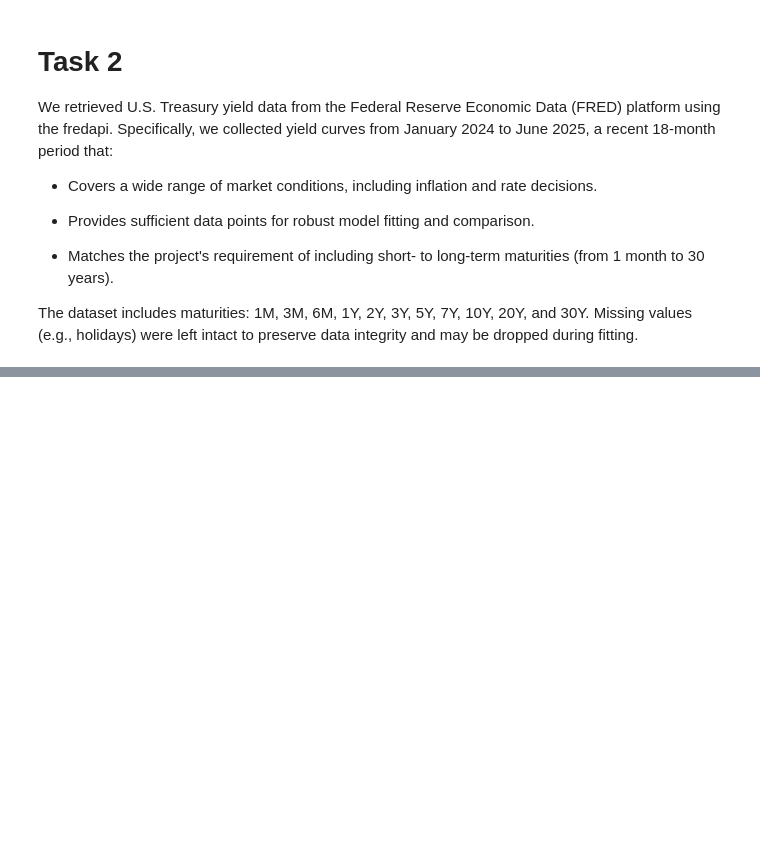
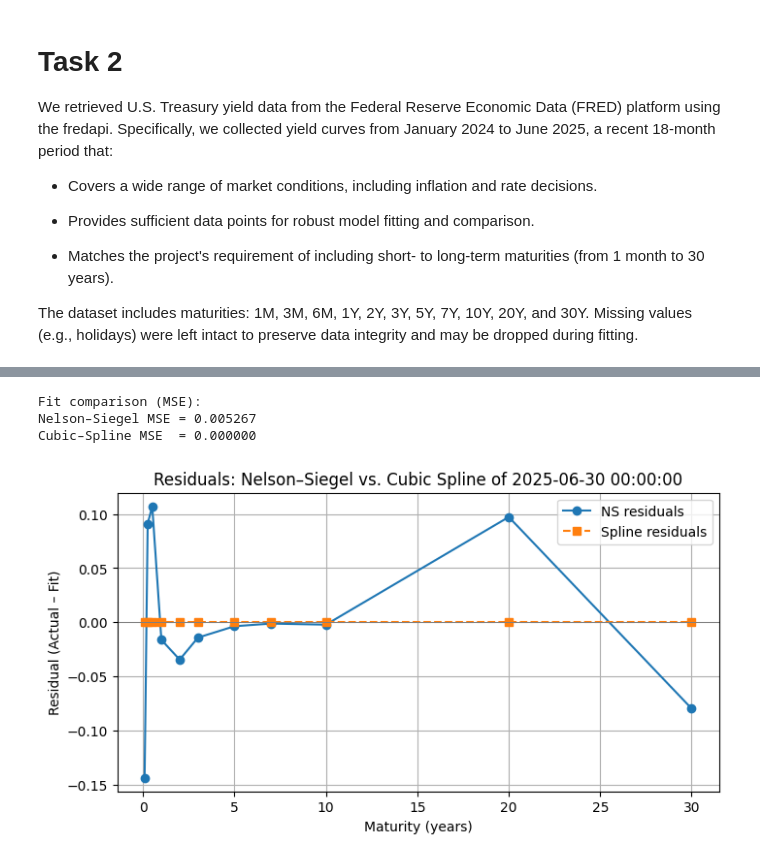
Before and after one commit to Vasuji/WQU_M3L5GWP, a Jupyter notebook: Project.ipynb, the cells around one changed output, grey strips where cells are left out. Saved outputs shown, nothing was run; the diff lists cells and outputs as text; code cells hidden in the pictures; blank space fills up the shorter version.

```diff
--- a/Project.ipynb
+++ b/Project.ipynb
@@ -40,0 +155,36 @@ Missing values (e.g., holidays) were left intact to preserve data integrity and
+# %%
+'''
+e. Compare the Nelson–Siegel and Cubic–Spline models in terms of:
+   1) Fit (MSE on the original maturities)
+   2) Interpretation of each model
+
+f. Specify and interpret the NS model parameters at their individual “factor” level.
+'''
+ns_at_nodes = curve(maturities)
+cs_at_nodes = cs(maturities)
+mse_ns = np.mean((yields_latest - ns_at_nodes)**2)
+mse_cs = np.mean((yields_latest - cs_at_nodes)**2)
+
+print(f"Fit comparison (MSE):")
+print(f"Nelson–Siegel MSE = {mse_ns:.6f}")
+print(f"Cubic–Spline MSE  = {mse_cs:.6f}\n")
+
+# Visual overlay of residuals for quick sanity check
+res_ns = yields_latest - ns_at_nodes
+res_cs = yields_latest - cs_at_nodes
+
+plt.figure(figsize=(8,4))
+plt.plot(maturities, res_ns, 'o-', label='NS residuals')
+plt.plot(maturities, res_cs, 's--', label='Spline residuals')
+plt.axhline(0, color='gray', linewidth=0.7)
+plt.xlabel("Maturity (years)")
+plt.ylabel("Residual (Actual – Fit)")
+plt.title(f"Residuals: Nelson–Siegel vs. Cubic Spline of {df_clean.index[-1]}")
+plt.legend()
+plt.grid(True)
+plt.show()
+# %% [output]
+Fit comparison (MSE):
+Nelson–Siegel MSE = 0.005267
+Cubic–Spline MSE  = 0.000000
+[figure, added]
```
Also changed, not shown: parts of 7 cells of this notebook.
